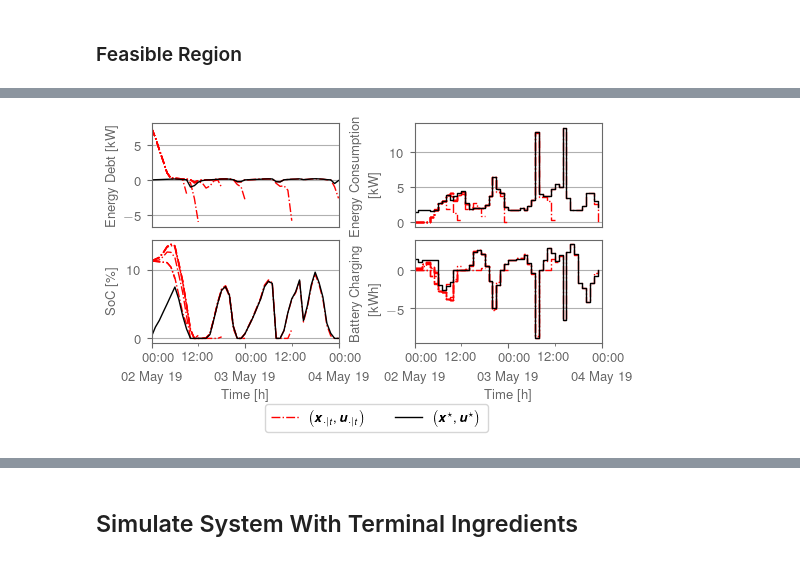
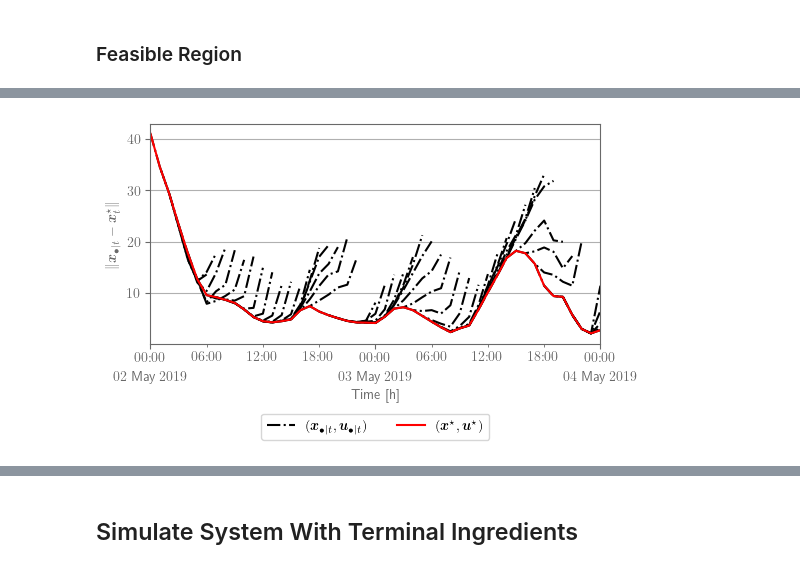
Before and after one commit to Gedlex/time-varying-RHGs, a Jupyter notebook: empc_DSMPC.ipynb, the cells around one changed output, grey strips where cells are left out. Cells and saved outputs as stored; diff of their text form; code cells hidden in the pictures.

```diff
--- a/empc_DSMPC.ipynb
+++ b/empc_DSMPC.ipynb
@@ -43,18 +43,12 @@ preamble = r"""
 
     % === Font ====================================================================
     \usepackage[T1]{fontenc}       % for correct hyphenation and T1 encoding
+    \usepackage{lmodern}           % latin modern font
     \linespread{1.12}              % enlarge line space
-    \usepackage{lmodern}           % latin modern font
-    \usepackage[scaled=.95]{helvet}% helvetica as the origin of arial
-    \usepackage[helvet]{sfmath}    % for the mathematical enviroments
     \renewcommand{\familydefault}{\sfdefault}
-    \usepackage{microtype}         % for character protrusion and font expansion
 
     % === Math Packages ===========================================================
-    \usepackage{amsthm}            % theorem environments
-    \newcommand{\hmmax}{0}
-    \newcommand{\bmmax}{3}
-    \usepackage{bm}                % for bold math symbols
+    \usepackage{amsthm,bm}         % for bold math symbols
 
     % === Icons ===================================================================
     \usepackage{fontawesome5}      % for icons
@@ -289,7 +283,7 @@ dates = [params.ctrl.start_date + pd.Timedelta(hours = h) for h in range(num_ste
 fig, axs = plt.subplots(2, 2, figsize=(12, 4), layout='constrained')
 
 # Plot trajectories without terminal constraints
-label = r'$(\bm{x},\bm{u})$'
+label = r'$(x^v,u^v)$'
 for i in range(num_traj):
     axs[0][0].plot(dates, x[i,:,agent*2], color='red', linestyle='-.', label=label if i == 0 else None)
     axs[1][0].plot(dates, x[i,:,agent*2+1], color='red', linestyle='-.', label=label if i == 0 else None)
@@ -302,7 +296,7 @@ for i in range(num_traj):
         axs[1][1].plot(dates[0], u[i,0,agent*2+1], color='red', marker='o', markersize=3, zorder=10, clip_on=False)
 
 # Plot approximate overtaking-optimal trajectories
-label = r'$(\bm{x}^\star,\bm{u}^\star)$'
+label = r'$(x^\star,u^\star)$'
 for i in [2]:
     axs[0][0].plot(dates, x_inf[i*T:i*T+num_steps+1,agent*2], color='black', linestyle='-', label=label)
     axs[1][0].plot(dates, x_inf[i*T:i*T+num_steps+1,agent*2+1], color='black', linestyle='-', label=label)
@@ -339,10 +333,10 @@ for i, ax in enumerate(axs.flatten()):
 fig.align_labels()
 
 # Plot legend
-fig.legend(*axs[0][1].get_legend_handles_labels(), loc='upper center', bbox_to_anchor=(0.5, 0.1), ncol=2)
+fig.legend(*axs[0][1].get_legend_handles_labels(), loc='upper center', bbox_to_anchor=(0.5, 0.11), ncol=2)
 
 # Export figure
 if export:
-    fig = adjust_margins(fig, textwidth=5.512, width=4.5, height=2.2, wspace=1.3, hspace=0.4, top=0.1, bottom=0.82)
-    fig.savefig(f"figures/figure_asymptotic_convergence_agent_{agent+1}_beamer.pdf")
+    fig = adjust_margins(fig, textwidth=5.512, width=4.5, height=2.2, wspace=1.3, hspace=0.4, top=0.1, bottom=1)
+    fig.savefig(f"figures/figure_closed_loop_agent_{agent+1}_beamer.pdf")
 # %% [output]
@@ -355,73 +489,65 @@ export = True
 plt.style.use('default') # 'seaborn-v0_8-darkgrid
 plt.rcParams['font.size'] = 10
 plt.rcParams['text.usetex'] = True
 plt.rcParams['xtick.color'] = 'dimgray'
 plt.rcParams['ytick.color'] = 'dimgray'
 plt.rcParams['axes.edgecolor'] = 'dimgray'
 plt.rcParams['axes.labelcolor'] = 'dimgray'
-plt.rcParams['lines.linewidth'] = 1
+plt.rcParams['lines.linewidth'] = 1.5
 plt.rcParams['text.latex.preamble'] = preamble
 
 # Create time vector
-t = 0
-agent = 9
-dates = [params2.ctrl.start_date + pd.Timedelta(hours = h) for h in range(num_steps+1)]
-dates_ol = [params2.ctrl.start_date + pd.Timedelta(hours = h) for h in range(max(horizon)+1)]
+idx = 0
+dates = [params2.ctrl.start_date + pd.Timedelta(hours = h) for h in range(num_steps+max(horizon)+1)]
+
+# Compute L2-norm
+diff_x = np.full((num_horizon, num_steps+1), np.nan)
+diff_x_ol = np.full((num_horizon, num_steps, num_steps+max(horizon)+1), np.nan)
+for i in range(num_horizon):
+    diff_x[i,:] = np.linalg.norm(x2[i,:,:] - x_inf[2*T:2*T+num_steps+1,:], axis=1)
+    for t in range(num_steps):
+        diff_x_ol[i,t,t:t+horizon[i]+1] = np.linalg.norm(x2_ol[i,t,:horizon[i]+1,:] - x_inf[t+2*T:t+2*T+horizon[i]+1,:], axis=1)
 
 # Create figure
-fig, axs = plt.subplots(2, 2, figsize=(12, 4), layout='constrained')
+fig, axs = plt.subplots(1, 1, figsize=(12, 4), layout='constrained')
 
-# Plot trajectories
-label = r'$\bigl(\bm{x}_{\cdot|t},\bm{u}_{\cdot|t}\bigr)$'
-for i, _ in enumerate(horizon):
-    axs[0][0].plot(dates_ol, x2_ol[i,t,:,agent*2], color='red', linestyle='-.', label=label if i == 0 else None)
-    axs[1][0].plot(dates_ol, x2_ol[i,t,:,agent*2+1], color='red', linestyle='-.', label=label if i == 0 else None)
-    axs[0][1].plot(dates_ol[:-1], u2_ol[i,t,:,agent*2], color='red', linestyle='-.', drawstyle='steps-post', label=label if i == 0 else None)
-    axs[1][1].plot(dates_ol[:-1], u2_ol[i,t,:,agent*2+1], color='red', linestyle='-.', drawstyle='steps-post', label=label if i == 0 else None)
+# Plot open-loop trajectories
+for t in range(num_steps):
+    axs.plot(dates, diff_x_ol[idx,t,:], color='black', linestyle='-.', label=r'$(\bm{x}_{\bullet|t},\bm{u}_{\bullet|t})$' if t == 0 else None)
 
-# Plot approximate overtaking-optimal trajectories
-label = r'$\bigl(\bm{x}^\star,\bm{u}^\star\bigr)$'
-for i in [2]:
-    axs[0][0].plot(dates, x_inf[t+i*T:t+i*T+num_steps+1,agent*2], color='black', linestyle='-', label=label)
-    axs[1][0].plot(dates, x_inf[t+i*T:t+i*T+num_steps+1,agent*2+1], color='black', linestyle='-', label=label)
-    axs[0][1].plot(dates[:-1], u_inf[t+i*T:t+i*T+num_steps,agent*2], color='black', linestyle='-', drawstyle='steps-post', label=label)
-    axs[1][1].plot(dates[:-1], u_inf[t+i*T:t+i*T+num_steps,agent*2+1], color='black', linestyle='-', drawstyle='steps-post', label=label)
+# Plot closed-loop trajectory
+axs.plot(dates[:num_steps+1], diff_x[idx,:], color='red', linestyle='-', label = r'$(\bm{x}^\star,\bm{u}^\star)$')
 
 # Add labels
-axs[0][0].xaxis.set_visible(False)
-axs[0][1].xaxis.set_visible(False)
-axs[0][0].set_ylabel(r'\textnormal{Energy Debt [kW]}')
-axs[1][0].set_ylabel(r'\textnormal{SoC [\%]}')
-axs[0][1].set_ylabel(r'\textnormal{Energy Consumption}\par\quad\qquad\textnormal{[kW]}')
-axs[1][1].set_ylabel(r'\textnormal{Battery Charging}\par\quad\quad\textnormal{[kWh]}')
-axs[1][0].set_xlabel(r'\textnormal{Time [h]}')
-axs[1][1].set_xlabel(r'\textnormal{Time [h]}')
+axs.set_ylabel(r"$\|\bm{x}_{\bullet|t} - \bm{x}_t^\star\|$")
+axs.set_xlabel(r'\textnormal{Time [h]}')
 
 # Set major and minor ticks
 plt.rcParams['timezone'] = dates[0].tz.zone
-for ax in axs[1]:
-    ax.xaxis.set_major_locator(mdates.DayLocator(interval=1))
-    ax.xaxis.set_minor_locator(mdates.HourLocator(byhour=[12]))
-    ax.xaxis.set_major_formatter(mdates.DateFormatter(r'%H:%M\\%d %b %y'))
-    ax.xaxis.set_minor_formatter(mdates.DateFormatter(r'%H:%M'))
+axs.xaxis.set_major_locator(mdates.DayLocator(interval=1))
+axs.xaxis.set_minor_locator(mdates.HourLocator(byhour=[6,12,18]))
+axs.xaxis.set_major_formatter(mdates.DateFormatter(r'%H:%M\\%d %b %Y'))
+axs.xaxis.set_minor_formatter(mdates.DateFormatter(r'%H:%M'))
 
-for i, ax in enumerate(axs.flatten()):
-    # Set axis limits
-    ax.set_xlim([dates_ol[0], dates_ol[-1]])
+# Set axis limits
+axs.set_xlim([dates[0], dates[max(horizon)]])
+# axs.set_xlim([dates[0], dates[num_steps+horizon[idx]-1]])
 
-    # Set grid
-    ax.yaxis.grid(True)
-    ax.xaxis.grid(False)
+# Set grid
+axs.yaxis.grid(True)
+axs.xaxis.grid(False)
+# axs.set_yscale('log')
 
 # Align labels
 fig.align_labels()
 
 # Plot legend
-fig.legend(*axs[0][1].get_legend_handles_labels(), loc='upper center', bbox_to_anchor=(0.5, 0.112), ncol=2)
+handles, labels = axs.get_legend_handles_labels()
+fig.legend(handles, labels, loc='upper center', bbox_to_anchor=(0.5, 0.112), ncol=2)
 
 # Export figure
 if export:
-    fig = adjust_margins(fig, textwidth=5.512, width=4.5, height=2.2, wspace=1.3, hspace=0.4, top=0.1, bottom=0.9)
-    fig.savefig(f"figures/figure_turnpike_agent{agent+1}_t0_{t:0.1f}_beamer.pdf")
+    fig = adjust_margins(fig, textwidth=5.512, width=4.5, height=2.2, wspace=1.3, hspace=0.4, top=0.1, bottom=1)
+    fig.savefig(f"figures/figure_turnpike_L2norm.pdf")
 # %% [output]
-[figure, old version]
+[figure, new version]
```
Also changed, not shown: parts of 7 cells of this notebook, 6 other files.
